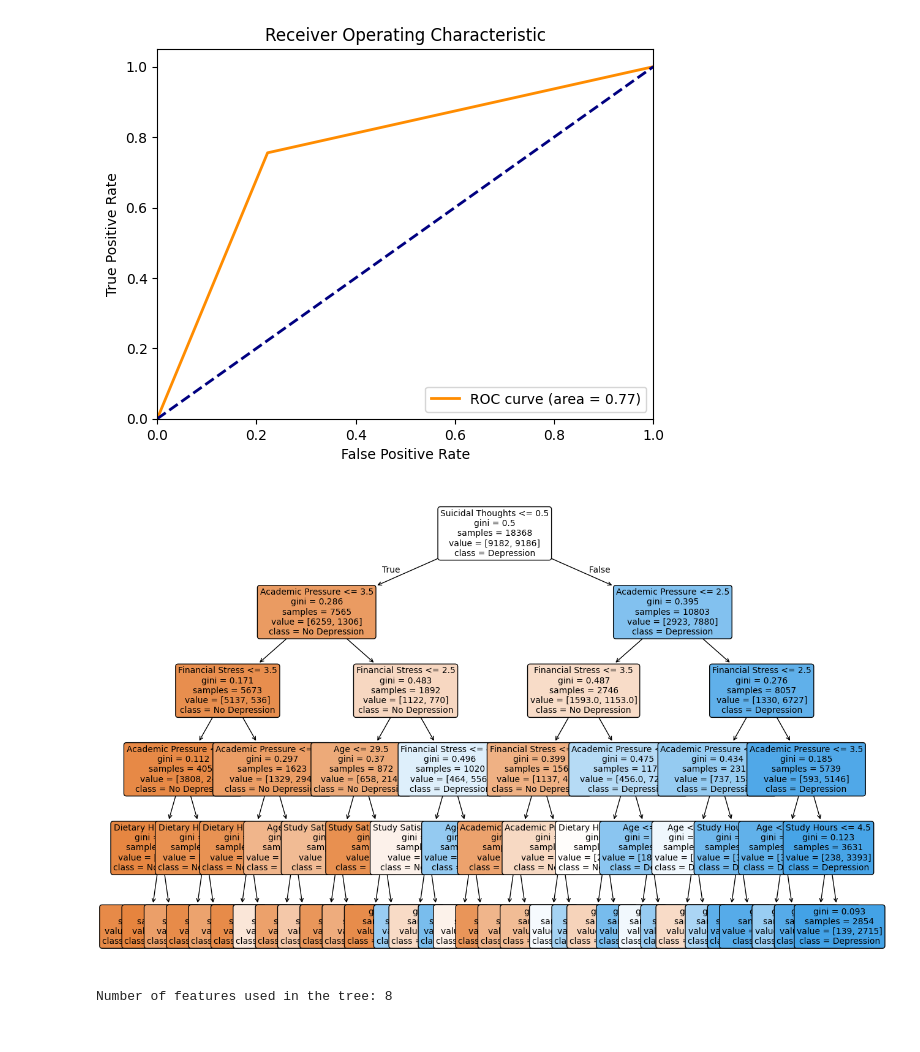
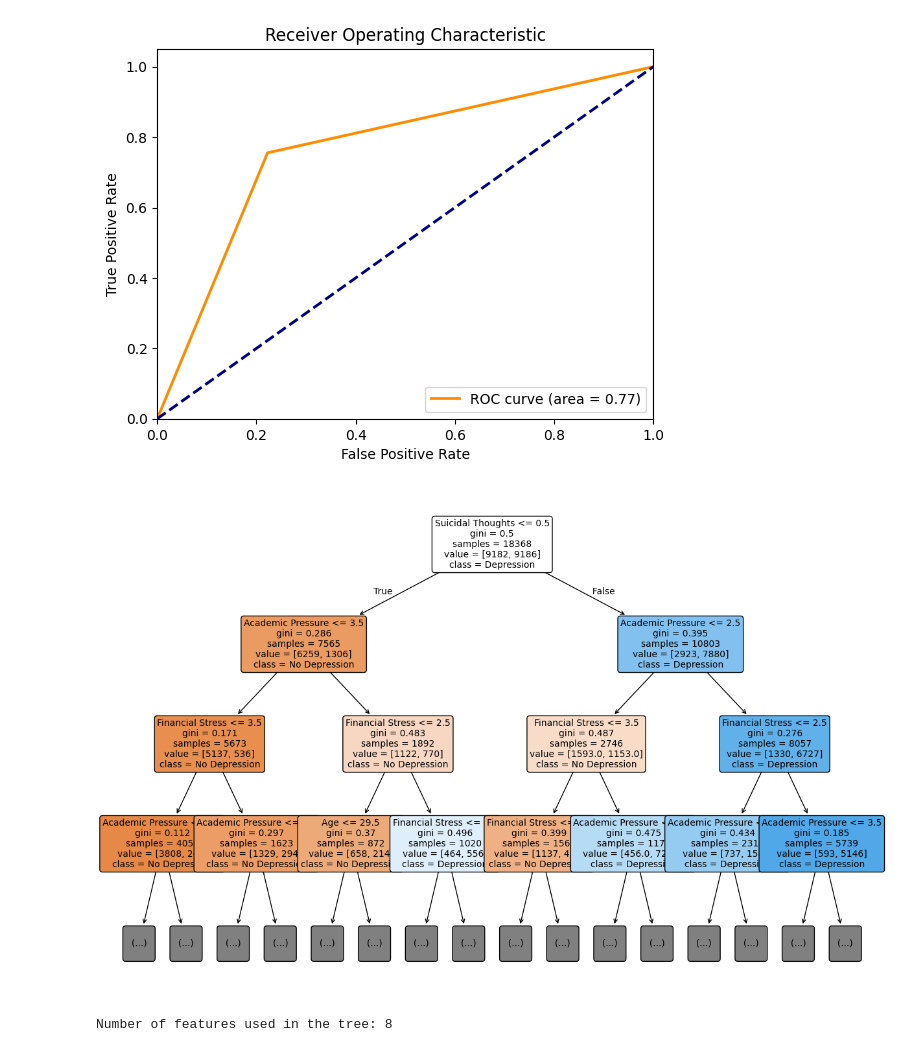
Before and after one commit to NaDub/ML_2024, a Jupyter notebook: ML project_Cappiello, Dubourg, Sartori .ipynb, the cells around one changed output. Cells and saved outputs as stored; diff of their text form; code cells hidden in the pictures.

Commit message:
add plots

```diff
--- a/ML project_Cappiello, Dubourg, Sartori .ipynb
+++ b/ML project_Cappiello, Dubourg, Sartori .ipynb
@@ -1478,16 +1460,22 @@ for dataset_name, dataset in datasets.items():
 
 # Initialize the Decision Tree classifier
 dt_model = DecisionTreeClassifier(random_state=42)
+dt2_model = DecisionTreeClassifier(random_state=42, max_depth=5)
 
 # Train the model
 dt_model.fit(X_train, y_train)
+dt2_model.fit(X_train, y_train)
 
 # Make predictions on the test set
 y_pred = dt_model.predict(X_test)
+y2_pred = dt2_model.predict(X_test)
 
 # Evaluate the model
 print("Accuracy Score:", accuracy_score(y_test, y_pred))
 print("Classification Report:\n", classification_report(y_test, y_pred))
+print('second model:\n')
+print("Accuracy Score:", accuracy_score(y_test, y2_pred))
+print("Classification Report:\n", classification_report(y_test, y2_pred))
 # %% [output]
 Dimension of X_train: (18368, 54)
 Dimension of X_test: (4592, 54)
@@ -1561,24 +1552,24 @@ ROC AUC Score: 0.7665408607462006
 # %%
 # Import necessary libraries for visualization
 from sklearn.tree import plot_tree
 
 # Initialize the Decision Tree classifier with max_depth to limit the tree size
-dt_model = DecisionTreeClassifier(random_state=42, max_depth=5)  # Limiting to depth 5 (adjust as needed)
+dt_model = DecisionTreeClassifier(random_state=42)  # Limiting to depth 5 (adjust as needed)
 
 # Train the model
 dt_model.fit(X_train, y_train)
 
 # Visualize the Decision Tree
 plt.figure(figsize=(15, 10))  # Adjust the figure size as needed
-plot_tree(dt_model, filled=True, feature_names=X.columns, class_names=['No Depression', 'Depression'], rounded=True, fontsize=10)
+plot_tree(dt_model, filled=True, feature_names=X.columns, class_names=['No Depression', 'Depression'], rounded=True, fontsize=10, max_depth=3)
 
 # Save the Decision Tree as a PNG file
 plt.savefig('decision_tree.png', format='png')
 
 # Show the tree visualization
 plt.show()
 # %% [output]
-[figure, old version]
+[figure, new version]
 # %%
 # Get the features that were used in the splits
 features_used_in_tree = set(dt_model.tree_.feature)
```
Also changed, not shown: parts of 10 cells of this notebook, 4 other files.
